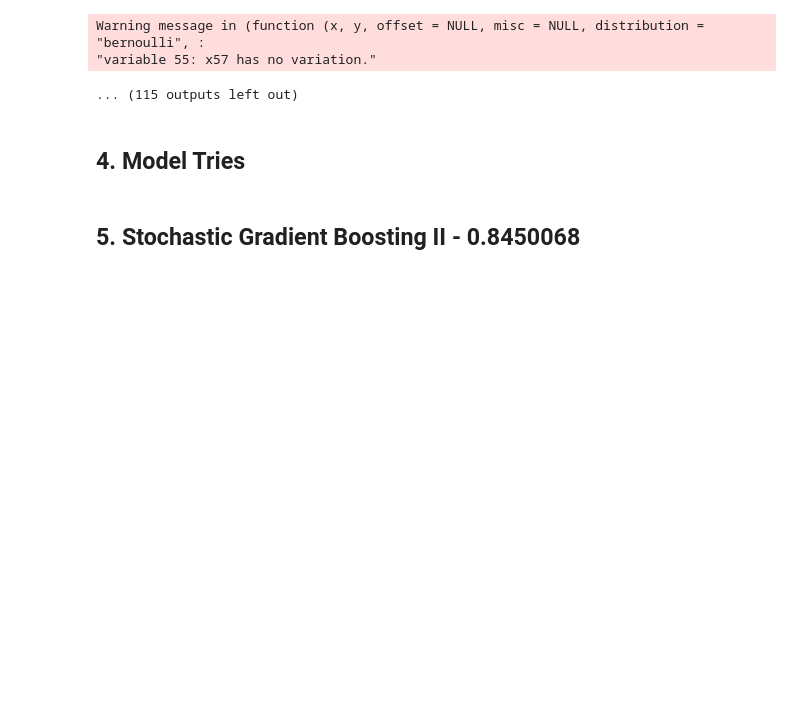
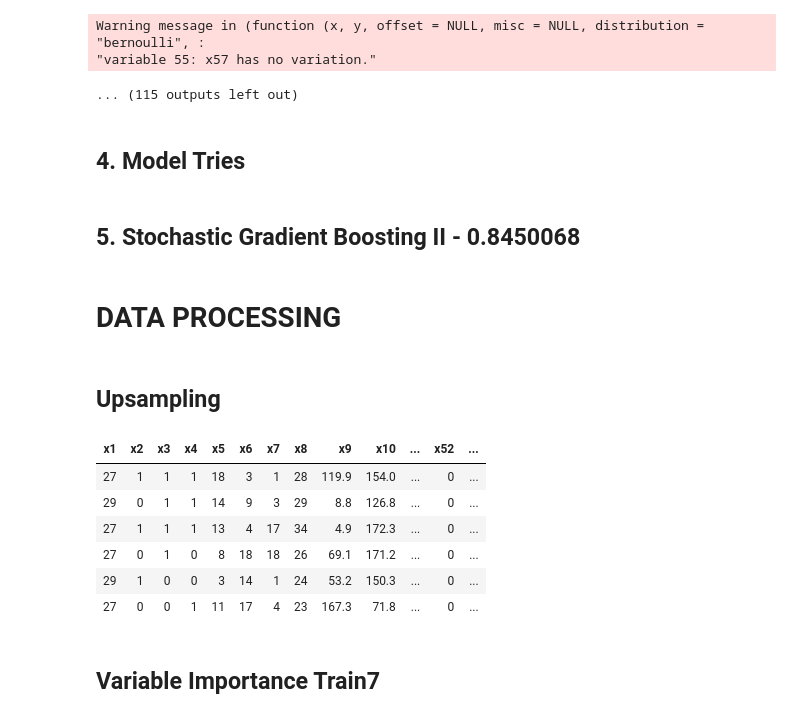
Before and after one commit to karaee/IE518Project, a Jupyter notebook: Project/Project1.ipynb, the cells around one changed output. Drawn from its saved outputs; the diff is of its cells as text; code cells hidden in the pictures; blank space fills up the shorter version.

```diff
--- a/Project/Project1.ipynb
+++ b/Project/Project1.ipynb
@@ -788,3 +824,21 @@ data1_sgb_predict$b
 predictions <- data1_sgb_predict$b
 # %%
 send_submission(predictions, token, url=subm_url, submit_now= submit_now)
+# %% [markdown]
+# DATA PROCESSING
+# %% [markdown]
+## Upsampling
+# %%
+up_train <- upSample(x = traindata7[, -ncol(traindata7)],
+                     y = as.factor(traindata7$y))
+head(up_train)
+# %% [output]
+| x1 | x2 | x3 | x4 | x5 | x6 | x7 | x8 | x9 | x10 | ... | x52 | ... |
+| 27 | 1 | 1 | 1 | 18 | 3 | 1 | 28 | 119.9 | 154.0 | ... | 0 | ... |
+| 29 | 0 | 1 | 1 | 14 | 9 | 3 | 29 | 8.8 | 126.8 | ... | 0 | ... |
+| 27 | 1 | 1 | 1 | 13 | 4 | 17 | 34 | 4.9 | 172.3 | ... | 0 | ... |
+| 27 | 0 | 1 | 0 | 8 | 18 | 18 | 26 | 69.1 | 171.2 | ... | 0 | ... |
+| 29 | 1 | 0 | 0 | 3 | 14 | 1 | 24 | 53.2 | 150.3 | ... | 0 | ... |
+| 27 | 0 | 0 | 1 | 11 | 17 | 4 | 23 | 167.3 | 71.8 | ... | 0 | ... |
+# %% [markdown]
+## Variable Importance Train7
```
Also changed, not shown: parts of 45 cells of this notebook.
